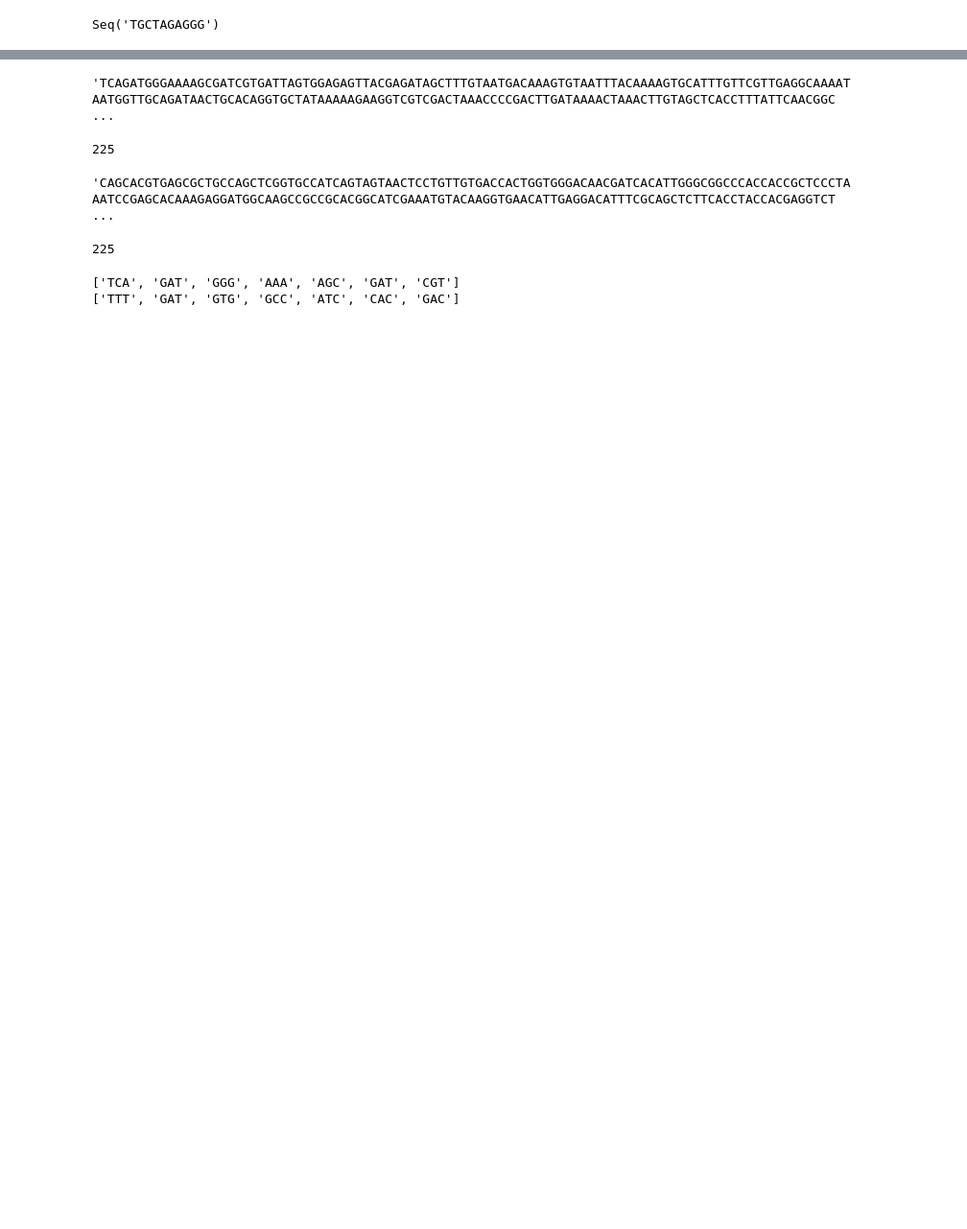
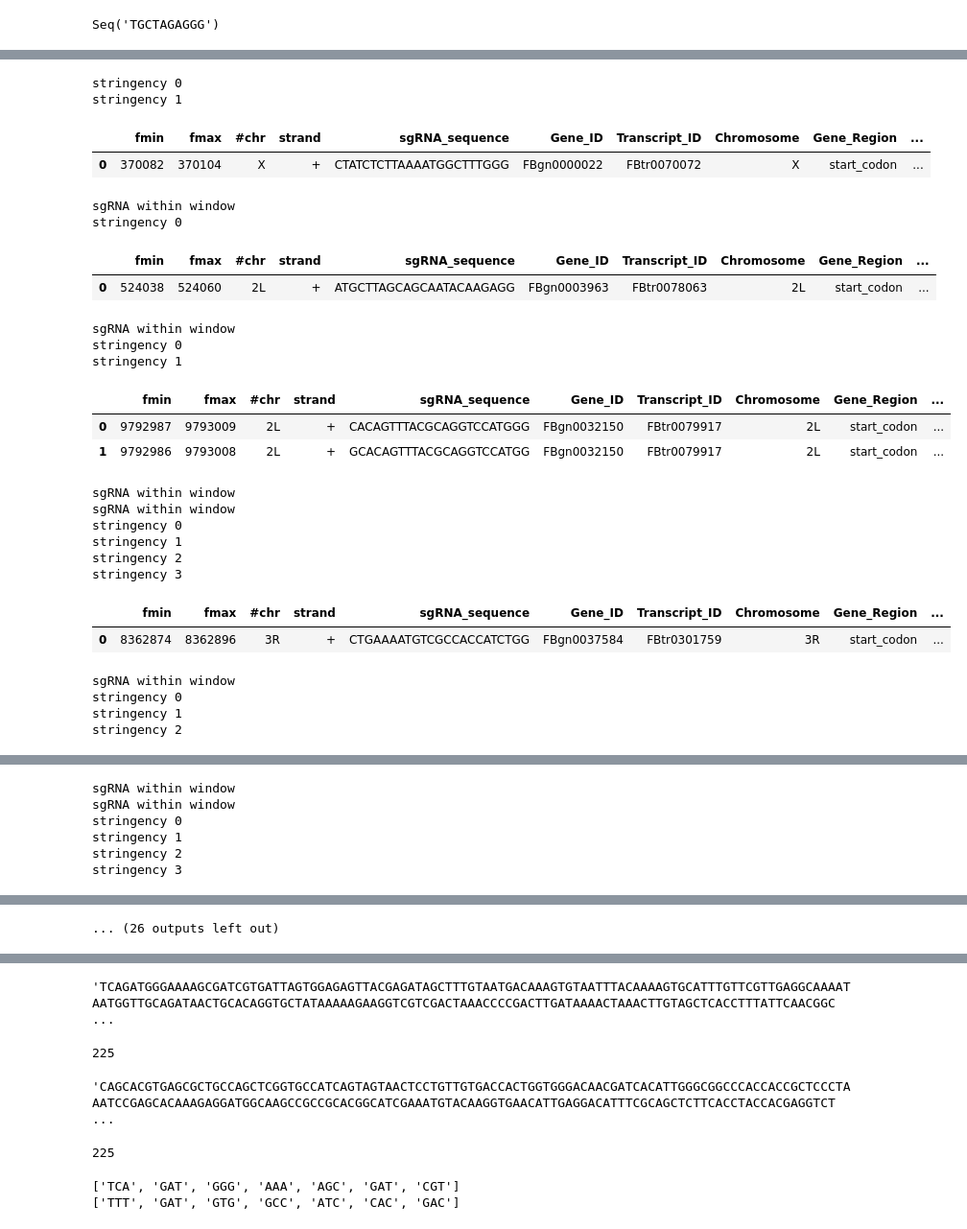
Before and after one commit to emmacwatts/AutoTagsCRISPR, a Jupyter notebook: tests_20231209.ipynb, the cells around one changed output, grey strips where cells are left out. Shown at 96% size. Cells and saved outputs as stored; diff of their text form; code cells hidden in the pictures; blank space fills up the shorter version.

```diff
--- a/tests_20231209.ipynb
+++ b/tests_20231209.ipynb
@@ -93,10 +37,0 @@ sgRNA within window
-# %%
-from sgRNAutils import sgRNApositionCheck
-pd.set_option('display.max_rows', None)
-pd.set_option('display.max_columns', None)
-minDistance = -24
-maxDistance = 21
-checked_0 = sgRNApositionCheck(filtered_sgRNA_0, minDistance, maxDistance)
-checked_1 = sgRNApositionCheck(filtered_sgRNA_1, minDistance, maxDistance)
-print(checked_0)
-print(checked_1)
@@ -126,0 +38,16 @@ display(sgRNA)
+# %%
+# test function to extract 225 bp of the genome left and right of the start/stop codon of a transcript
+from sgRNAutils import make_homology_arm_fragments
+import pandas as pd
+TFsdf = pd.read_excel('inputfiles/mockMaterials/TFsdfTruncatedLong.xlsx')
+TFsdf = make_homology_arm_fragments(TFsdf, refSeqPerChromosome)
+TFsdf = TFsdf.reset_index()
+del TFsdf["index"]
+
+# check that the homology arms are 225 bp long
+# check that the sequence between the homology arms is a start or a stop codon in forward or reverse complement
+for index, row in TFsdf.iterrows():
+    print(refSeqPerChromosome[row["Chromosome"]][row['Start']-1:row['Stop']], len(TFsdf.iloc[0]["HAL"]), len(TFsdf.iloc[0]["HAR"]))
+    # compare the region around the start/stop to the end of HAL and the beginning of HAR
+    print(refSeqPerChromosome[row["Chromosome"]][row['Start']-21:row['Stop']+20])
+    print(TFsdf.iloc[index]["HAL"][-20:] + "XXX" + TFsdf.iloc[index]["HAR"][:20])
@@ -126,0 +72,46 @@ display(sgRNA)
+# %%
+# test function to identify sgRNAs within a window of 21 bp around the start/stop codon of a transcript
+# this cell takes 32 min to run, you can avoid it by running the next cell and loading the output from this cell from MockMaterials
+from sgRNAutils import gRNA_stringencyIterator
+import os
+
+folder_name = "inputfiles/mockMaterials/sgRNAsdfs"
+window = 21
+for index, row in TFsdf.iterrows():
+    result_df = gRNA_stringencyIterator(row, window, refSeqPerChromosome)
+    display(result_df)
+    if not result_df.empty:
+        file_name = os.path.join(folder_name, f'{result_df["Gene_ID"].iloc[0]}_{result_df["Transcript_ID"].iloc[0]}.xlsx')
+        # Save the DataFrame to an Excel file
+        result_df.to_excel(file_name, index=False)
+    # test whether every sgRNA identified is within the window of 21 bp around the start/stop codon
+    for i in range(len(result_df)):
+        if result_df['fmin'].iloc[i] >= result_df["Start"].iloc[i] - window & result_df['fmax'].iloc[i] <= result_df["Stop"].iloc[i] + window:
+            print("sgRNA within window")
+# %% [output]
+stringency 0
+stringency 1
+|  | fmin | fmax | #chr | strand | sgRNA_sequence | Gene_ID | Transcript_ID | Chromosome | Gene_Region | ... |
+| 0 | 370082 | 370104 | X | + | CTATCTCTTAAAATGGCTTTGGG | FBgn0000022 | FBtr0070072 | X | start_codon | ... |
+sgRNA within window
+stringency 0
+|  | fmin | fmax | #chr | strand | sgRNA_sequence | Gene_ID | Transcript_ID | Chromosome | Gene_Region | ... |
+| 0 | 524038 | 524060 | 2L | + | ATGCTTAGCAGCAATACAAGAGG | FBgn0003963 | FBtr0078063 | 2L | start_codon | ... |
+sgRNA within window
+stringency 0
+stringency 1
+|  | fmin | fmax | #chr | strand | sgRNA_sequence | Gene_ID | Transcript_ID | Chromosome | Gene_Region | ... |
+| 0 | 9792987 | 9793009 | 2L | + | CACAGTTTACGCAGGTCCATGGG | FBgn0032150 | FBtr0079917 | 2L | start_codon | ... |
+| 1 | 9792986 | 9793008 | 2L | + | GCACAGTTTACGCAGGTCCATGG | FBgn0032150 | FBtr0079917 | 2L | start_codon | ... |
+sgRNA within window
+sgRNA within window
+stringency 0
+stringency 1
+stringency 2
+stringency 3
+|  | fmin | fmax | #chr | strand | sgRNA_sequence | Gene_ID | Transcript_ID | Chromosome | Gene_Region | ... |
+| 0 | 8362874 | 8362896 | 3R | + | CTGAAAATGTCGCCACCATCTGG | FBgn0037584 | FBtr0301759 | 3R | start_codon | ... |
+sgRNA within window
+stringency 0
+stringency 1
+stringency 2
@@ -126,0 +121,6 @@ display(sgRNA)
+sgRNA within window
+sgRNA within window
+stringency 0
+stringency 1
+stringency 2
+stringency 3
@@ -126,0 +130 @@ display(sgRNA)
+... (26 outputs left out)
```
Also changed, not shown: parts of 26 cells of this notebook, 1 other file.
